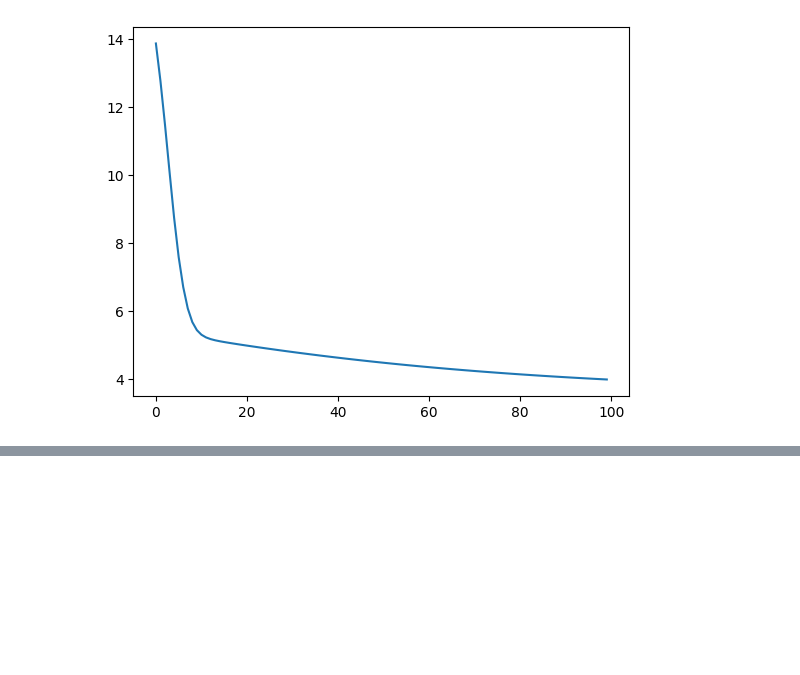
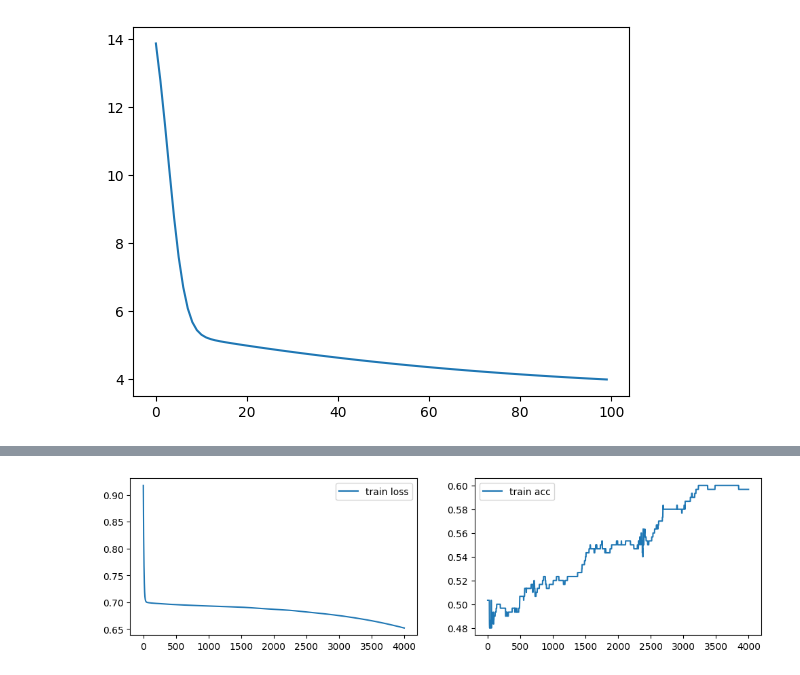
Before and after one commit to lucas066001/IllnessRecognition, a Jupyter notebook: bootstrap/dl/classifierFitting.ipynb, the cells around one changed output, grey strips where cells are left out. Cells and saved outputs as stored; diff of their text form; code cells hidden in the pictures; blank space fills up the shorter version.

```diff
--- a/bootstrap/dl/classifierFitting.ipynb
+++ b/bootstrap/dl/classifierFitting.ipynb
@@ -172,0 +256,17 @@ plt.show()
+# %%
+from local_lib.neural_network_multi_layer import NeuralNetworkMultiLayer
+
+mnn = NeuralNetworkMultiLayer(X_train_reshape, y_train, dimensions=(16,16,16), n_iter=4000, lr=0.05)
+hist = mnn.fit(X_train_reshape,y_train)
+# %%
+#(8,8,8)
+plt.figure(figsize=(12, 3))
+plt.subplot(1, 2, 1)
+plt.plot(hist[:, 0], label='train loss')
+plt.legend()
+plt.subplot(1, 2, 2)
+plt.plot(hist[:, 1], label='train acc')
+plt.legend()
+plt.show()
+# %% [output]
+[figure, added]
```
Also changed, not shown: parts of 20 cells of this notebook, 3 other files.
